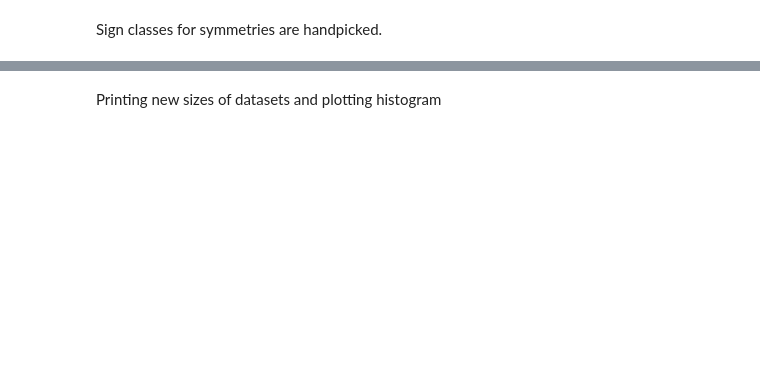
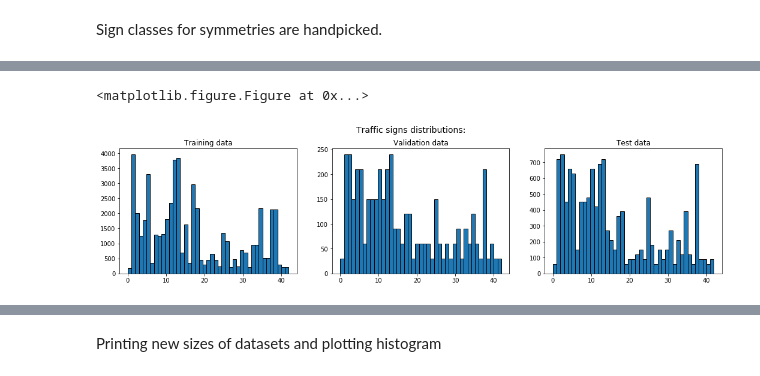
Before and after one commit to MaxEtzo/SDC-Traffic-Signs-Classifier, a Jupyter notebook: Traffic_Sign_Classifier.ipynb, the cells around one changed output, grey strips where cells are left out. Saved outputs shown, nothing was run; the diff lists cells and outputs as text; code cells hidden in the pictures; blank space fills up the shorter version.

```diff
--- a/Traffic_Sign_Classifier.ipynb
+++ b/Traffic_Sign_Classifier.ipynb
@@ -322,0 +303,17 @@ X_valid, y_valid = extend_set(X_valid, y_valid)
+# %%
+
+plt.figure('hist')
+fig, (ax0, ax1, ax2) = plt.subplots(ncols=3, figsize=(18, 4))
+fig.suptitle('Traffic signs distributions:', fontsize=14)
+bins = ax0.hist(y_train, bins=n_classes, edgecolor='black')[0]
+ax0.set_title('Training data')
+
+ax1.hist(y_valid, bins=n_classes, edgecolor='black')
+ax1.set_title('Validation data')
+
+ax2.hist(y_test, bins=n_classes, edgecolor='black')
+ax2.set_title('Test data')
+fig.subplots_adjust(top=0.85)
+# %% [output]
+<matplotlib.figure.Figure at 0x...>
+[figure, added]
```
Also changed, not shown: parts of 32 cells of this notebook, 10 other files.
